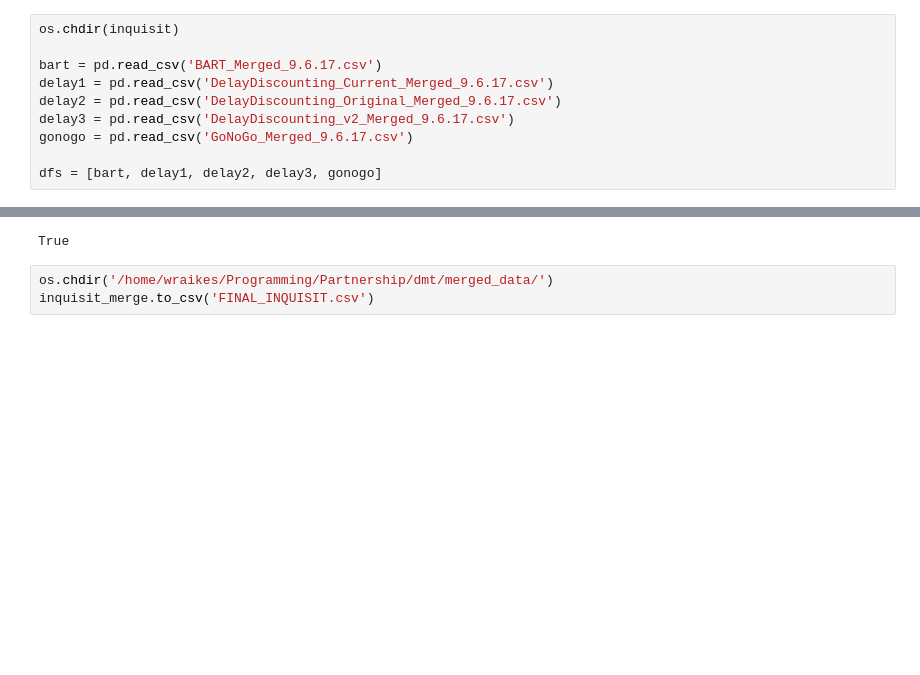
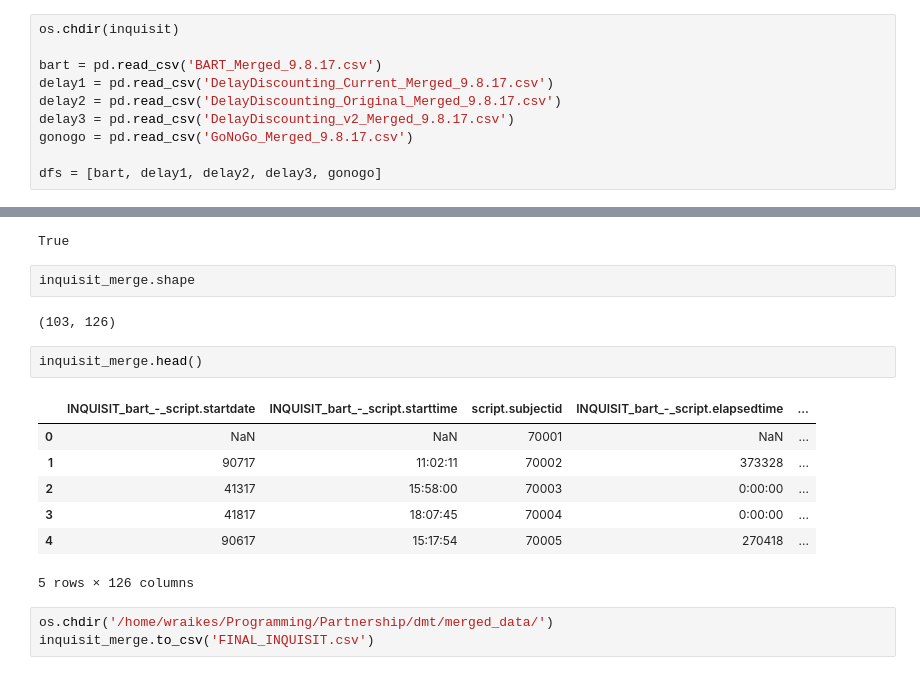
Before and after one commit to wraikes/partnership, a Jupyter notebook: Inquisit_Data_Merge.ipynb, the cells around one changed output, grey strips where cells are left out. Saved outputs shown, nothing was run; the diff lists cells and outputs as text; blank space fills up the shorter version.

Commit message:
Update inquisit data: 9.8.17

```diff
--- a/Inquisit_Data_Merge.ipynb
+++ b/Inquisit_Data_Merge.ipynb
@@ -10,11 +10,11 @@ inquisit = '/home/wraikes/Dropbox/partnership/DMTdata_8_31_17/inquisit/'
 # %%
 os.chdir(inquisit)
 
-bart = pd.read_csv('BART_Merged_9.6.17.csv')
-delay1 = pd.read_csv('DelayDiscounting_Current_Merged_9.6.17.csv')
-delay2 = pd.read_csv('DelayDiscounting_Original_Merged_9.6.17.csv')
-delay3 = pd.read_csv('DelayDiscounting_v2_Merged_9.6.17.csv')
-gonogo = pd.read_csv('GoNoGo_Merged_9.6.17.csv')
+bart = pd.read_csv('BART_Merged_9.8.17.csv')
+delay1 = pd.read_csv('DelayDiscounting_Current_Merged_9.8.17.csv')
+delay2 = pd.read_csv('DelayDiscounting_Original_Merged_9.8.17.csv')
+delay3 = pd.read_csv('DelayDiscounting_v2_Merged_9.8.17.csv')
+gonogo = pd.read_csv('GoNoGo_Merged_9.8.17.csv')
 
 dfs = [bart, delay1, delay2, delay3, gonogo]
 # %%
@@ -73,6 +73,20 @@ True
 len(inquisit_merge['script.subjectid']) == len(inquisit_merge['script.subjectid'].unique())
 # %% [output]
 True
+# %%
+inquisit_merge.shape
+# %% [output]
+(103, 126)
+# %%
+inquisit_merge.head()
+# %% [output]
+|  | INQUISIT_bart_-_script.startdate | INQUISIT_bart_-_script.starttime | script.subjectid | INQUISIT_bart_-_script.elapsedtime | ... |
+| 0 | NaN | NaN | 70001 | NaN | ... |
+| 1 | 90717 | 11:02:11 | 70002 | 373328 | ... |
+| 2 | 41317 | 15:58:00 | 70003 | 0:00:00 | ... |
+| 3 | 41817 | 18:07:45 | 70004 | 0:00:00 | ... |
+| 4 | 90617 | 15:17:54 | 70005 | 270418 | ... |
+5 rows × 126 columns
 # %%
 os.chdir('/home/wraikes/Programming/Partnership/dmt/merged_data/')
 inquisit_merge.to_csv('FINAL_INQUISIT.csv')
```
Also changed, not shown: parts of 1 cell of this notebook.
